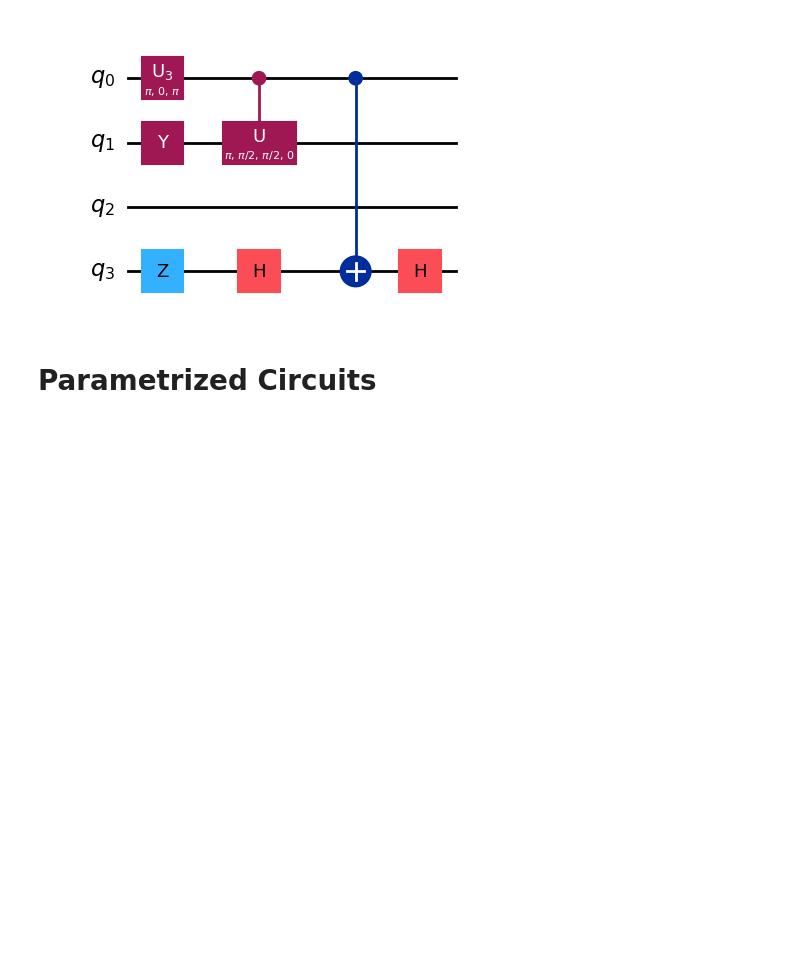
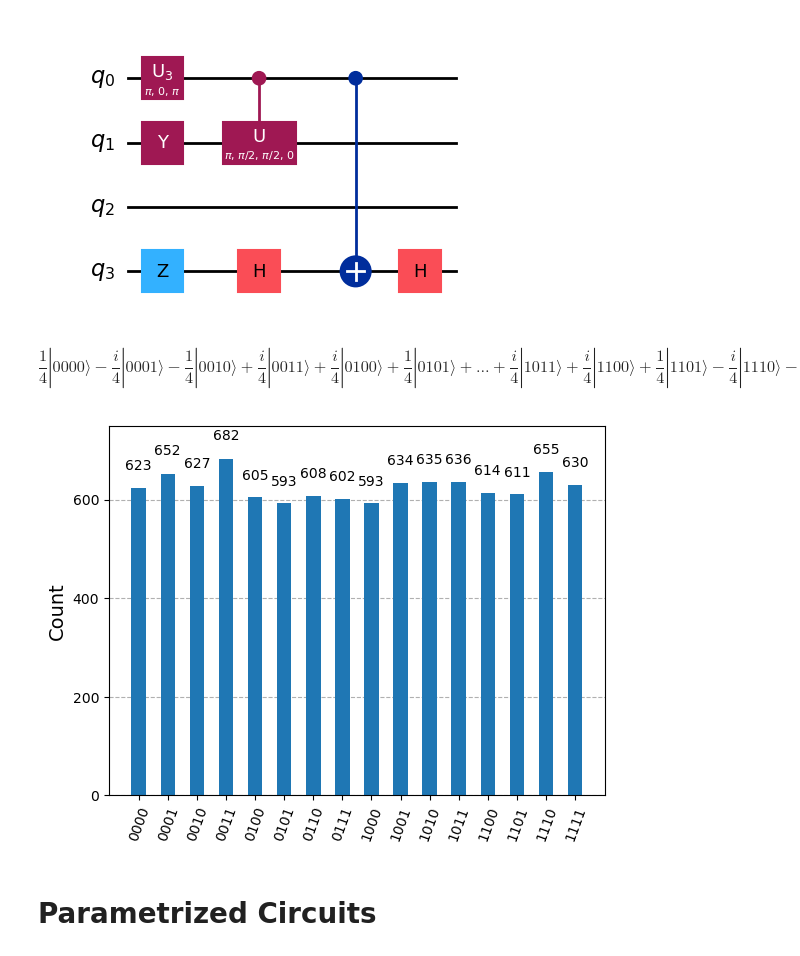
Before and after one commit to abiros123/Quantum-Computing-Projects-Resources, a Jupyter notebook: QC Summer School Resources/Qiskit Exercises.ipynb, the cells around one changed output. Saved outputs shown, nothing was run; the diff lists cells and outputs as text; code cells hidden in the pictures; blank space fills up the shorter version.

```diff
--- a/QC Summer School Resources/Qiskit Exercises.ipynb
+++ b/QC Summer School Resources/Qiskit Exercises.ipynb
@@ -61,6 +72,26 @@ qc_a.draw('mpl')
 qc_a.decompose().draw('mpl')
 # %% [output]
 [figure]
+# %%
+plus = Statevector.from_label("+")
+minus = Statevector.from_label("-")
+i_state = Statevector([1 / np.sqrt(2), 1j / np.sqrt(2)])
+j_state = Statevector([1 / np.sqrt(2), -1j / np.sqrt(2)])
+
+#4 qubit wf
+psi = plus.tensor(i_state).tensor(minus).tensor(j_state)
+
+psi.draw("latex")
+# %% [output]
+$$\frac{1}{4} |0000\rangle- \frac{i}{4} |0001\rangle- \frac{1}{4} |0010\rangle+\frac{i}{4} |0011\rangle+\frac{i}{4} |0100\rangle+\frac{1}{4} |0101\rangle + \ldots +\frac{i}{4} |1011\rangle+\frac{i}{4} |1100\rangle+\frac{1}{4} |1101\rangle- \frac{i}{4} |1110\rangle- \frac{1}{4} |1111\rangle$$
+# %%
+v_a = psi.evolve(qc_a)
+v_a.draw('text')
+
+stats_a = v_a.sample_counts(10000)
+plot_histogram(stats_a)
+# %% [output]
+[figure, added]
 # %% [markdown]
 # Parametrized Circuits
 # %%
```
Also changed, not shown: parts of 7 cells of this notebook.
